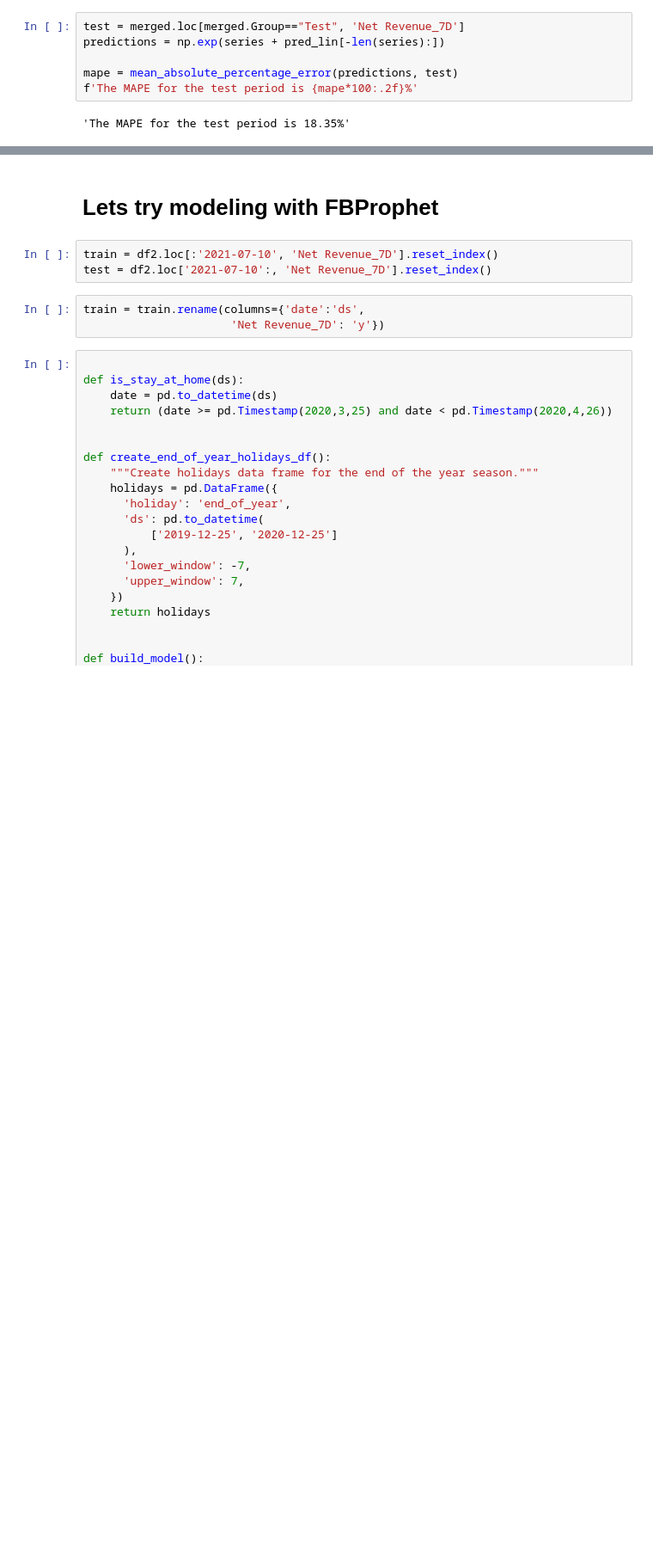
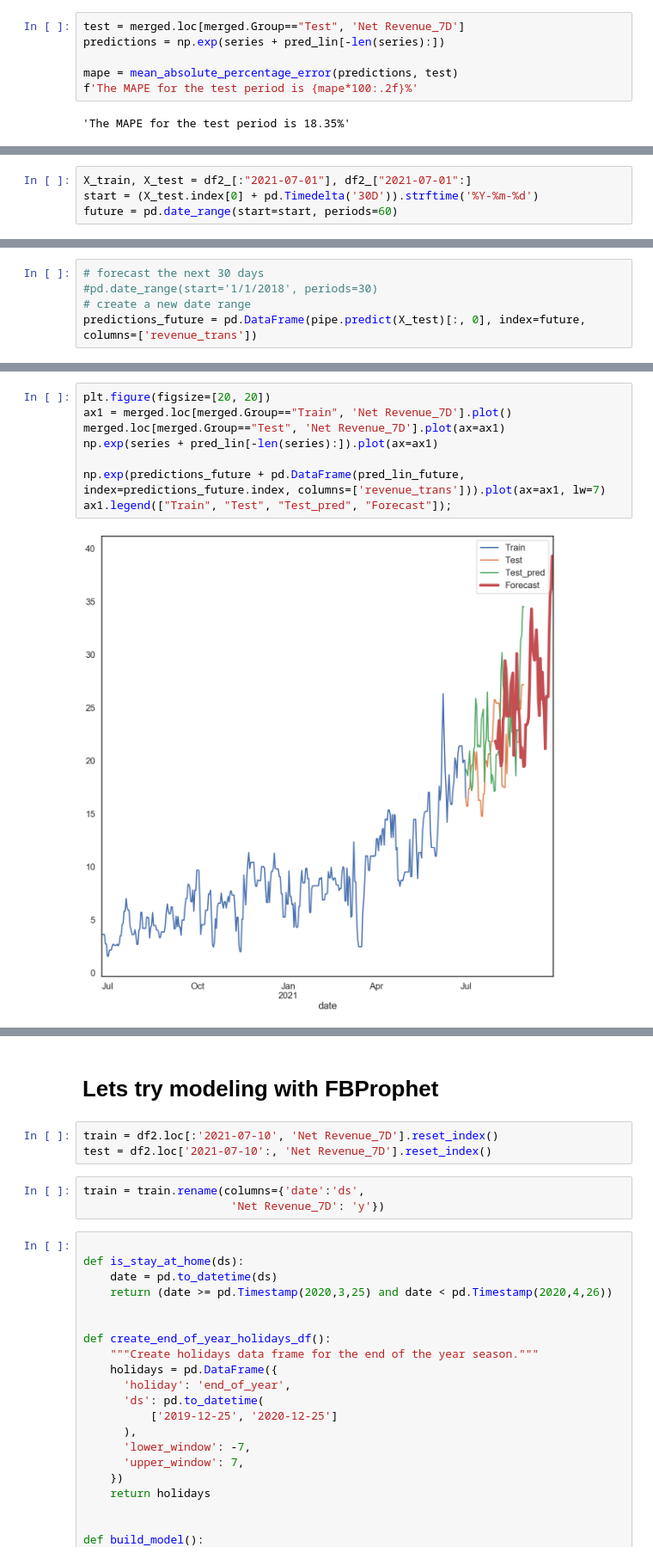
Before and after one commit to davidfox87/EV_forecasting, a Jupyter notebook: EDA_ML.ipynb, the cells around one changed output, grey strips where cells are left out. Shown at 86% size. Cells and saved outputs as stored; diff of their text form; blank space fills up the shorter version.

```diff
--- a/EDA_ML.ipynb
+++ b/EDA_ML.ipynb
@@ -375,0 +408,4 @@ f'The MAPE for the test period is {mape*100:.2f}%'
+# %%
+X_train, X_test = df2_[:"2021-07-01"], df2_["2021-07-01":]
+start = (X_test.index[0] + pd.Timedelta('30D')).strftime('%Y-%m-%d')
+future = pd.date_range(start=start, periods=60)
@@ -375,0 +431,5 @@ f'The MAPE for the test period is {mape*100:.2f}%'
+# %%
+# forecast the next 30 days
+#pd.date_range(start='1/1/2018', periods=30)
+# create a new date range
+predictions_future = pd.DataFrame(pipe.predict(X_test)[:, 0], index=future, columns=['revenue_trans'])
@@ -375,0 +464,10 @@ f'The MAPE for the test period is {mape*100:.2f}%'
+# %%
+plt.figure(figsize=[20, 20])
+ax1 = merged.loc[merged.Group=="Train", 'Net Revenue_7D'].plot()
+merged.loc[merged.Group=="Test", 'Net Revenue_7D'].plot(ax=ax1)
+np.exp(series + pred_lin[-len(series):]).plot(ax=ax1)
+
+np.exp(predictions_future + pd.DataFrame(pred_lin_future, index=predictions_future.index, columns=['revenue_trans'])).plot(ax=ax1, lw=7)
+ax1.legend(["Train", "Test", "Test_pred", "Forecast"]);
+# %% [output]
+[figure, added]
```
Also changed, not shown: parts of 17 cells of this notebook.
